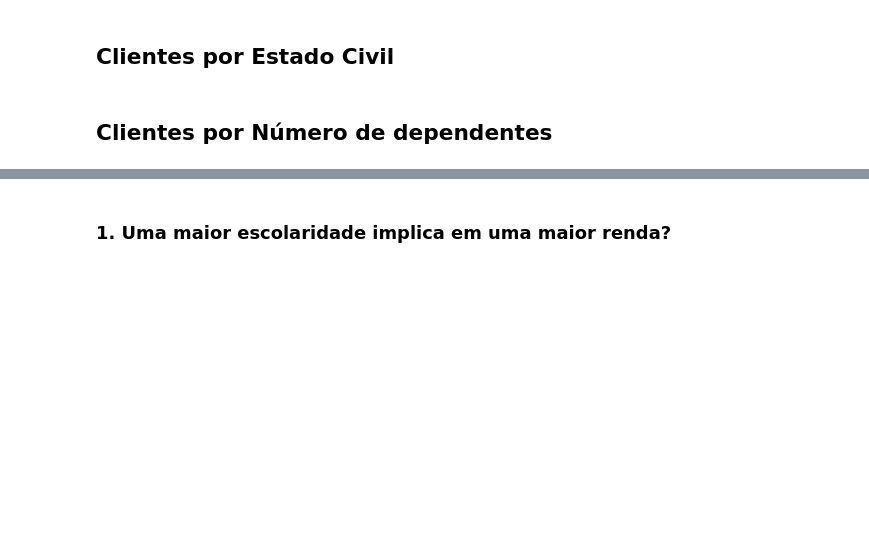
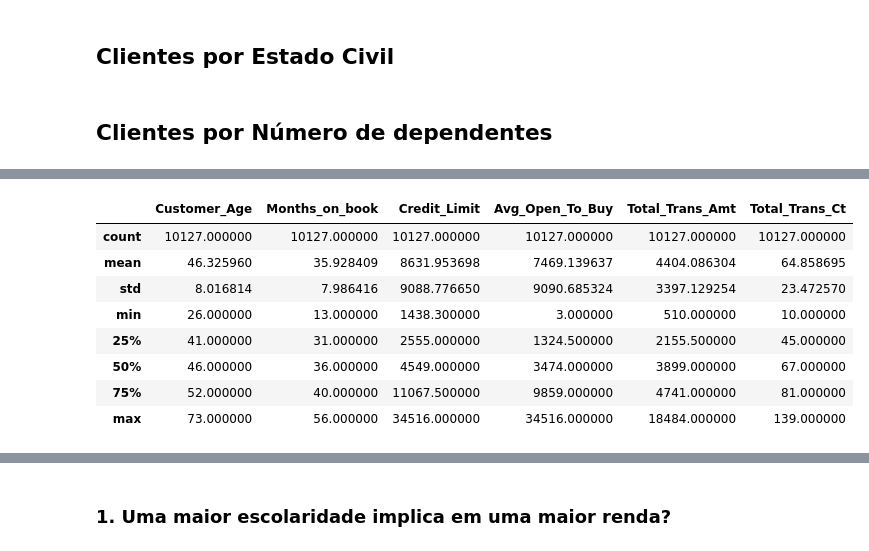
Before and after one commit to pedroernesto00/-CK0223---Mineracao-de-Dados---Trabalho-Final, a Jupyter notebook: Checkpoint #2 - Análise Exploratória dos Dados.ipynb, the cells around one changed output, grey strips where cells are left out. Cells and saved outputs as stored; diff of their text form; code cells hidden in the pictures; blank space fills up the shorter version.

```diff
--- a/Checkpoint #2 - Análise Exploratória dos Dados.ipynb
+++ b/Checkpoint #2 - Análise Exploratória dos Dados.ipynb
@@ -100,0 +106,14 @@ fig.show()
+# %%
+temp1 = df.describe()
+temp2 = temp1[['Customer_Age', 'Months_on_book', 'Credit_Limit', 'Avg_Open_To_Buy','Total_Trans_Amt','Total_Trans_Ct']]
+temp2
+# %% [output]
+|  | Customer_Age | Months_on_book | Credit_Limit | Avg_Open_To_Buy | Total_Trans_Amt | Total_Trans_Ct |
+| count | 10127.000000 | 10127.000000 | 10127.000000 | 10127.000000 | 10127.000000 | 10127.000000 |
+| mean | 46.325960 | 35.928409 | 8631.953698 | 7469.139637 | 4404.086304 | 64.858695 |
+| std | 8.016814 | 7.986416 | 9088.776650 | 9090.685324 | 3397.129254 | 23.472570 |
+| min | 26.000000 | 13.000000 | 1438.300000 | 3.000000 | 510.000000 | 10.000000 |
+| 25% | 41.000000 | 31.000000 | 2555.000000 | 1324.500000 | 2155.500000 | 45.000000 |
+| 50% | 46.000000 | 36.000000 | 4549.000000 | 3474.000000 | 3899.000000 | 67.000000 |
+| 75% | 52.000000 | 40.000000 | 11067.500000 | 9859.000000 | 4741.000000 | 81.000000 |
+| max | 73.000000 | 56.000000 | 34516.000000 | 34516.000000 | 18484.000000 | 139.000000 |
```
Also changed, not shown: parts of 36 cells of this notebook.
